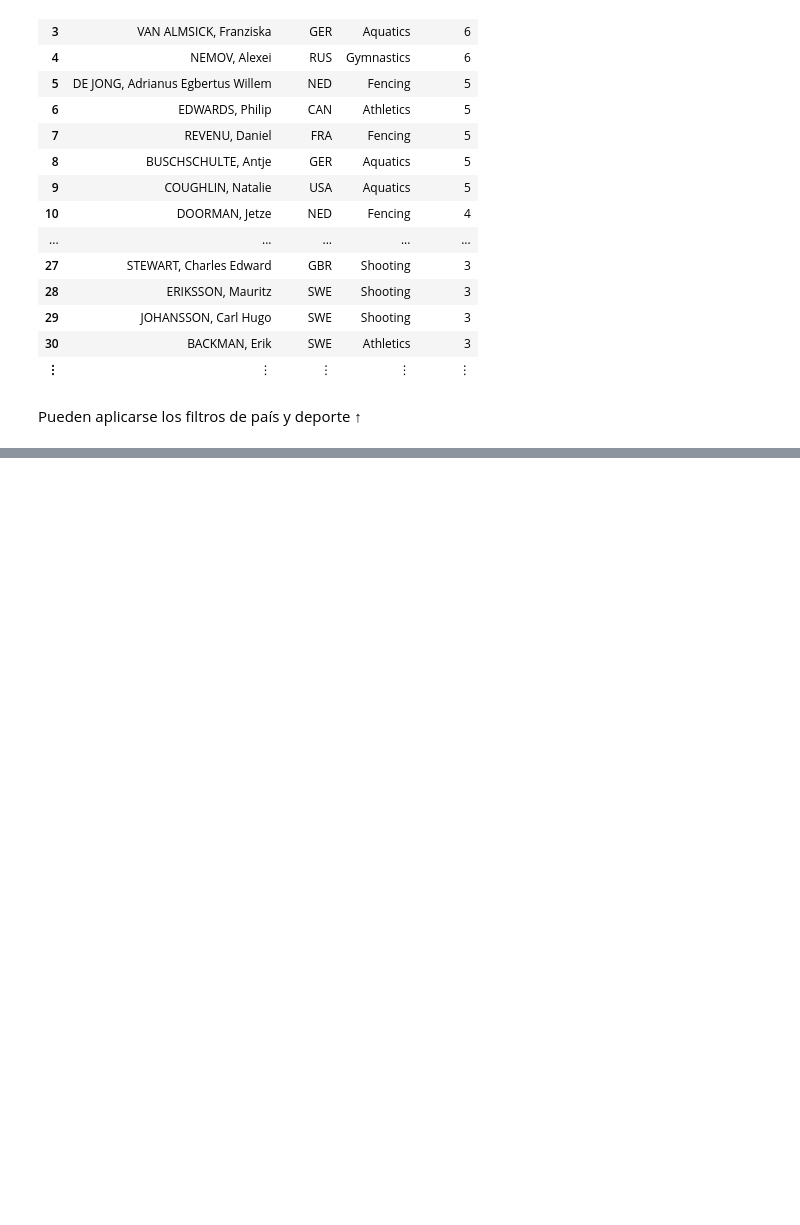
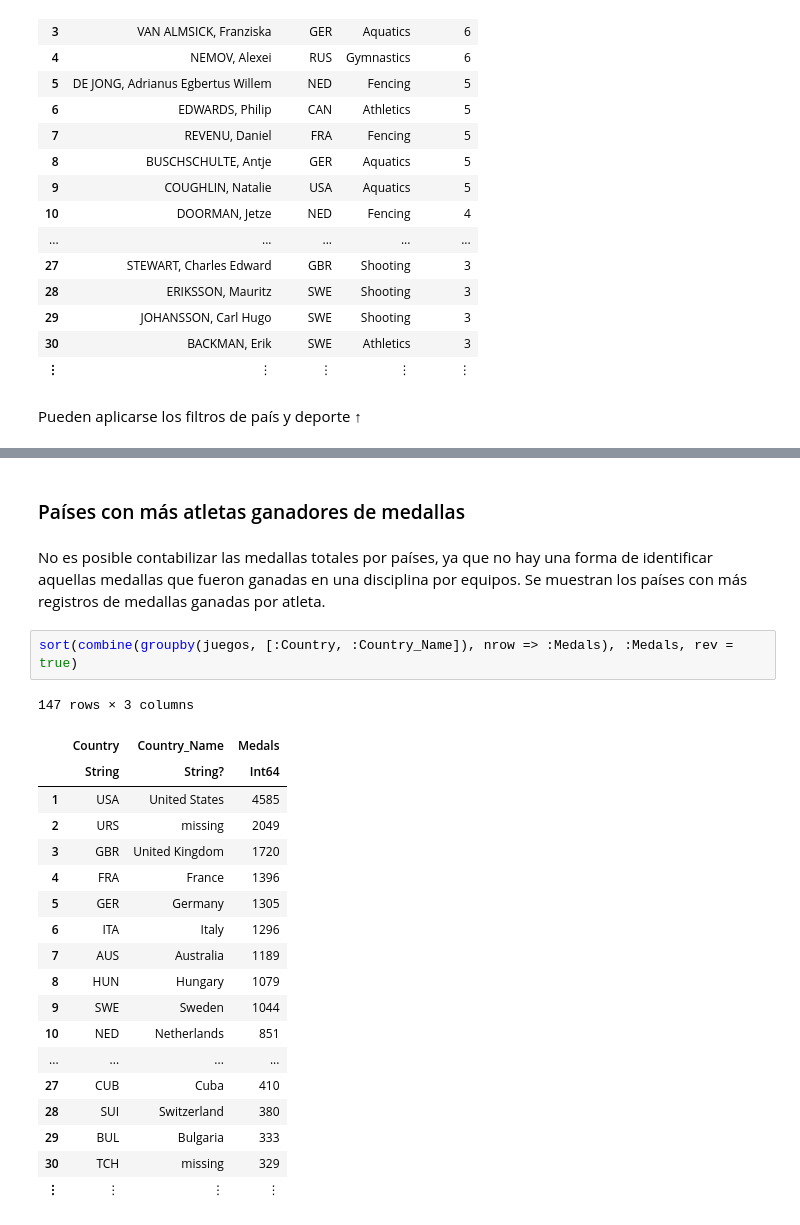
Before and after one commit to KevinRC55/Taller-Julia-IIMAS, a Jupyter notebook: HistoriaOlimpica/Historia_Olimpica.ipynb, the cells around one changed output, grey strips where cells are left out. Drawn from its saved outputs; the diff is of its cells as text; blank space fills up the shorter version.

```diff
--- a/HistoriaOlimpica/Historia_Olimpica.ipynb
+++ b/HistoriaOlimpica/Historia_Olimpica.ipynb
@@ -352,0 +380,26 @@ pie(x, y, title="Países con más medallas", l=0.5, shadow=true,)
+# %% [markdown]
+### Países con más atletas ganadores de medallas
+# %% [markdown]
+No es posible contabilizar las medallas totales por países, ya que no hay una forma de identificar aquellas medallas que fueron ganadas en una disciplina por equipos. Se muestran los países con más registros de medallas ganadas por atleta.
+# %%
+sort(combine(groupby(juegos, [:Country, :Country_Name]), nrow => :Medals), :Medals, rev = true)
+# %% [output]
+147 rows × 3 columns
+|  | Country | Country_Name | Medals |
+|  | String | String? | Int64 |
+| 1 | USA | United States | 4585 |
+| 2 | URS | missing | 2049 |
+| 3 | GBR | United Kingdom | 1720 |
+| 4 | FRA | France | 1396 |
+| 5 | GER | Germany | 1305 |
+| 6 | ITA | Italy | 1296 |
+| 7 | AUS | Australia | 1189 |
+| 8 | HUN | Hungary | 1079 |
+| 9 | SWE | Sweden | 1044 |
+| 10 | NED | Netherlands | 851 |
+| ... | ... | ... | ... |
+| 27 | CUB | Cuba | 410 |
+| 28 | SUI | Switzerland | 380 |
+| 29 | BUL | Bulgaria | 333 |
+| 30 | TCH | missing | 329 |
+| ⋮ | ⋮ | ⋮ | ⋮ |
```
Also changed, not shown: parts of 22 cells of this notebook.
